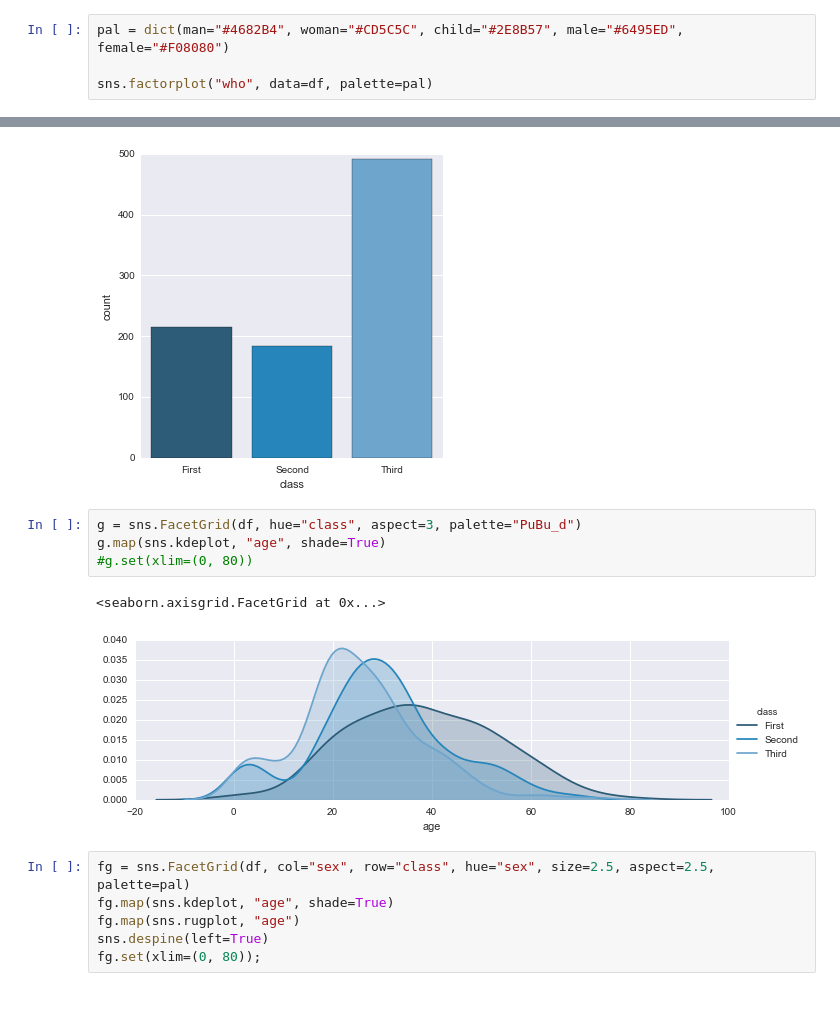
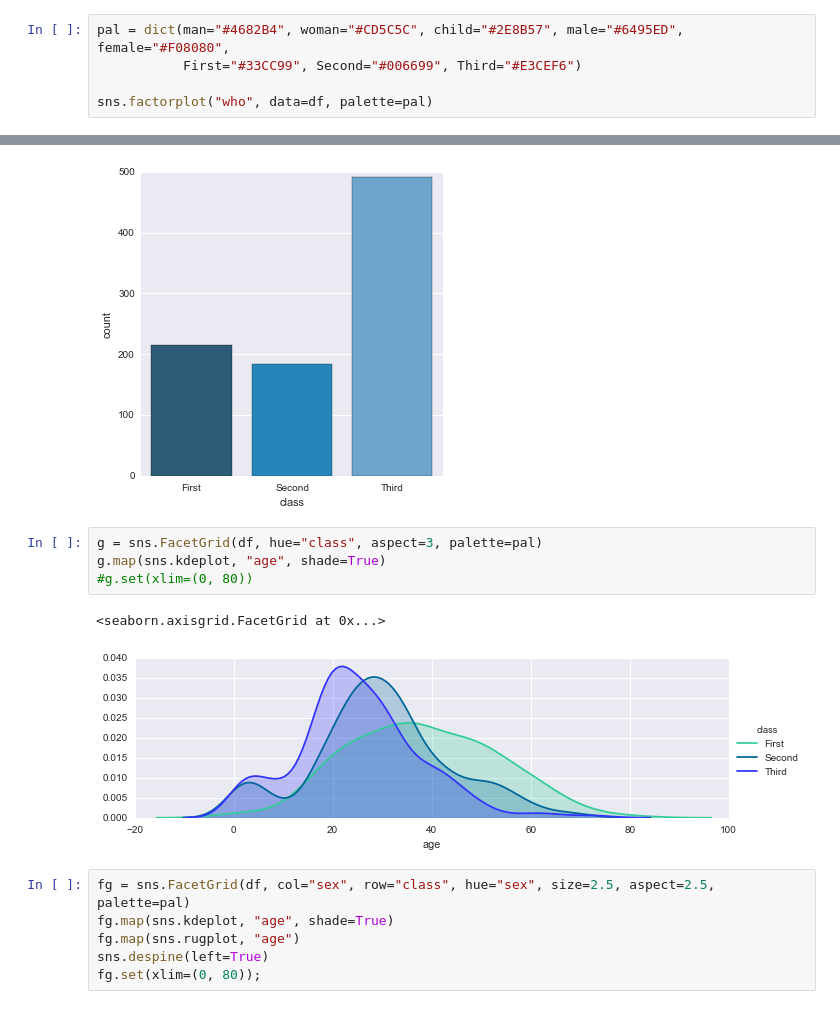
Before and after one commit to TomAugspurger/titanic, a Jupyter notebook: Titanic.ipynb, the cells around one changed output, grey strips where cells are left out. Cells and saved outputs as stored; diff of their text form.

```diff
--- a/Titanic.ipynb
+++ b/Titanic.ipynb
@@ -57,7 +55,8 @@ missmap(df)
 # %% [markdown]
 Demographics on Passengers
 # %%
-pal = dict(man="#4682B4", woman="#CD5C5C", child="#2E8B57", male="#6495ED", female="#F08080")
+pal = dict(man="#4682B4", woman="#CD5C5C", child="#2E8B57", male="#6495ED", female="#F08080",
+           First="#33CC99", Second="#006699", Third="#E3CEF6")
 
 sns.factorplot("who", data=df, palette=pal)
 # %% [output]
@@ -111,12 +110,12 @@ sns.factorplot("class", data=df, palette="PuBu_d")
 <seaborn.axisgrid.FacetGrid at 0x...>
 [figure]
 # %%
-g = sns.FacetGrid(df, hue="class", aspect=3, palette="PuBu_d")
+g = sns.FacetGrid(df, hue="class", aspect=3, palette=pal)
 g.map(sns.kdeplot, "age", shade=True)
 #g.set(xlim=(0, 80))
 # %% [output]
 <seaborn.axisgrid.FacetGrid at 0x...>
-[figure, old version]
+[figure, new version]
 # %%
 fg = sns.FacetGrid(df, col="sex", row="class", hue="sex", size=2.5, aspect=2.5, palette=pal)
 fg.map(sns.kdeplot, "age", shade=True)
```
Also changed, not shown: parts of 7 cells of this notebook.
